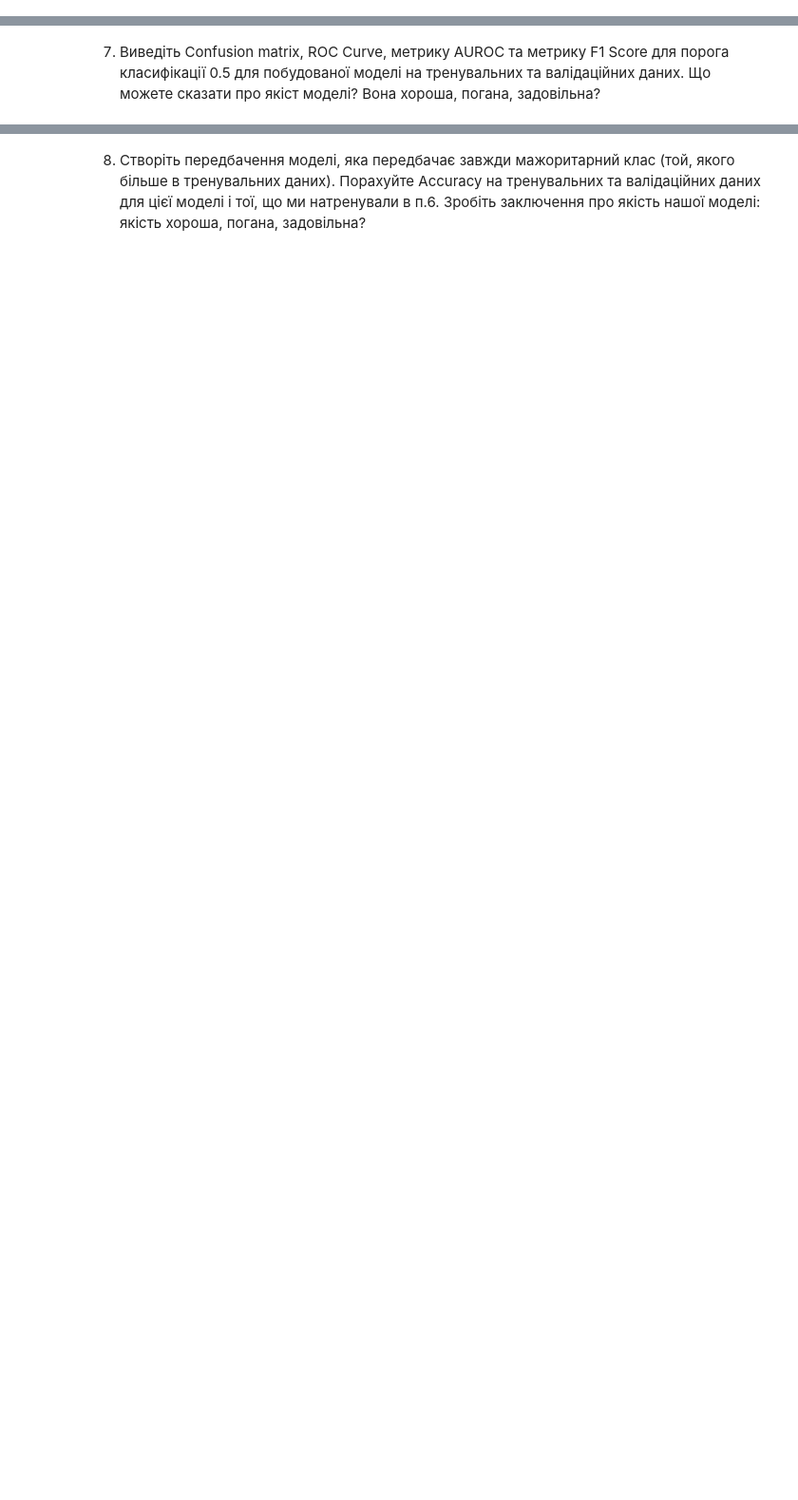
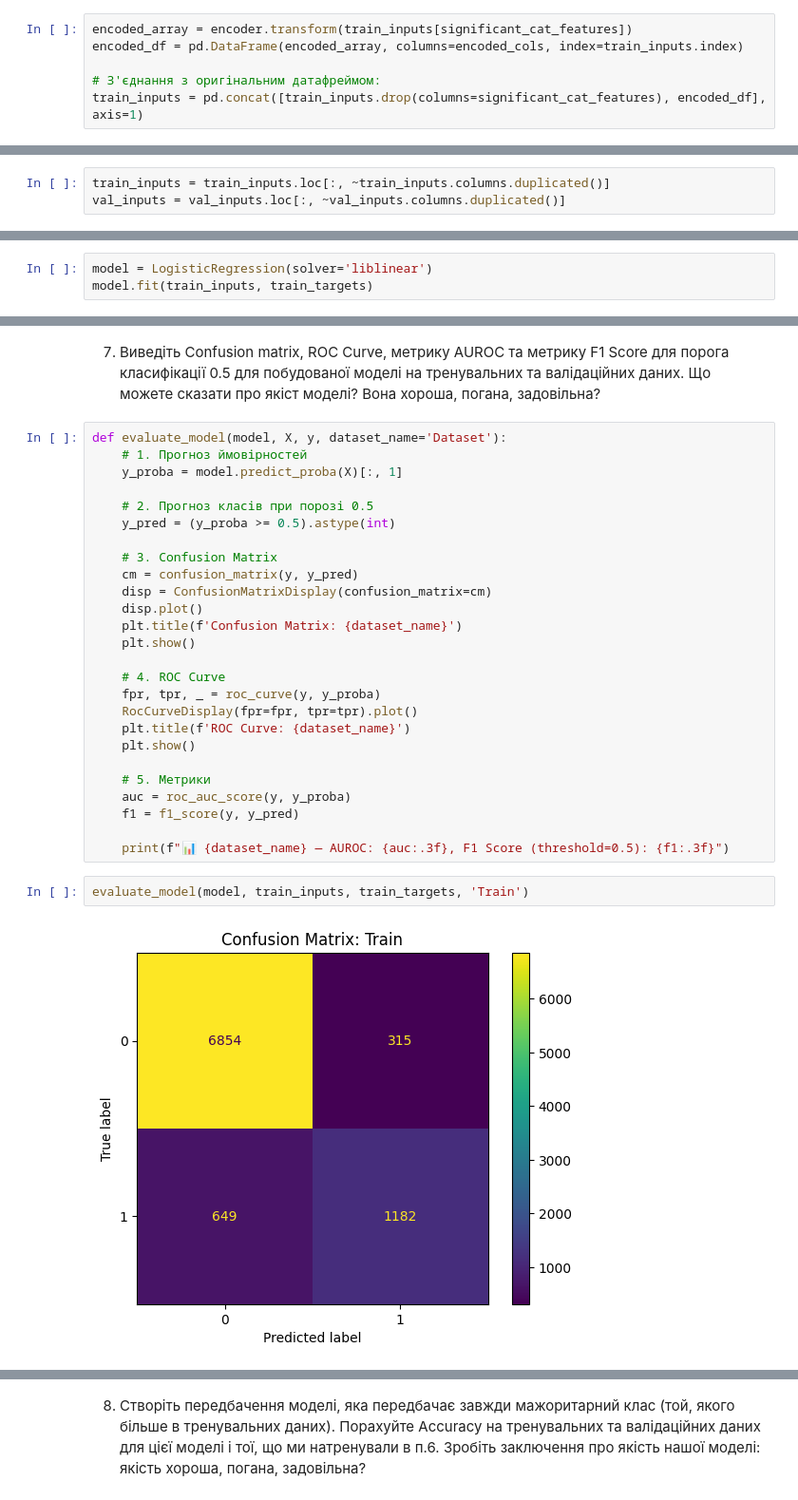
Before and after one commit to o-semenkova/ml_home_tasks, a Jupyter notebook: HW_2_2_Логістична_регресія_з_scikit_learn.ipynb, the cells around one changed output, grey strips where cells are left out. Shown: that part at 95% size. Drawn from its saved outputs; the diff is of its cells as text; blank space fills up the shorter version.

```diff
--- a/HW_2_2_Логістична_регресія_з_scikit_learn.ipynb
+++ b/HW_2_2_Логістична_регресія_з_scikit_learn.ipynb
@@ -321,0 +344,6 @@ val_inputs[numeric_cols] = scaler.transform(val_inputs[numeric_cols])
+# %%
+encoded_array = encoder.transform(train_inputs[significant_cat_features])
+encoded_df = pd.DataFrame(encoded_array, columns=encoded_cols, index=train_inputs.index)
+
+# З'єднання з оригінальним датафреймом:
+train_inputs = pd.concat([train_inputs.drop(columns=significant_cat_features), encoded_df], axis=1)
@@ -323,0 +378,3 @@ val_inputs[numeric_cols] = scaler.transform(val_inputs[numeric_cols])
+# %%
+train_inputs = train_inputs.loc[:, ~train_inputs.columns.duplicated()]
+val_inputs = val_inputs.loc[:, ~val_inputs.columns.duplicated()]
@@ -324,2 +394,5 @@ val_inputs[numeric_cols] = scaler.transform(val_inputs[numeric_cols])
 # %% [markdown]
 6. З підготовлених вхіжних даних створіть `X_train`, `X_val` набори, які містять лише колонки, які підуть на вхід моделі. Навчіть модель бінарної класифікації з допомогою `LogisticRegression` в `scikit-learn`.
+# %%
+model = LogisticRegression(solver='liblinear')
+model.fit(train_inputs, train_targets)
@@ -326,2 +401,32 @@ val_inputs[numeric_cols] = scaler.transform(val_inputs[numeric_cols])
 # %% [markdown]
 7. Виведіть Confusion matrix, ROC Curve, метрику AUROC та метрику F1 Score для порога класифікації 0.5 для побудованої моделі на тренувальних та валідаційних даних. Що можете сказати про якіст моделі? Вона хороша, погана, задовільна?
+# %%
+def evaluate_model(model, X, y, dataset_name='Dataset'):
+    # 1. Прогноз ймовірностей
+    y_proba = model.predict_proba(X)[:, 1]
+
+    # 2. Прогноз класів при порозі 0.5
+    y_pred = (y_proba >= 0.5).astype(int)
+
+    # 3. Confusion Matrix
+    cm = confusion_matrix(y, y_pred)
+    disp = ConfusionMatrixDisplay(confusion_matrix=cm)
+    disp.plot()
+    plt.title(f'Confusion Matrix: {dataset_name}')
+    plt.show()
+
+    # 4. ROC Curve
+    fpr, tpr, _ = roc_curve(y, y_proba)
+    RocCurveDisplay(fpr=fpr, tpr=tpr).plot()
+    plt.title(f'ROC Curve: {dataset_name}')
+    plt.show()
+
+    # 5. Метрики
+    auc = roc_auc_score(y, y_proba)
+    f1 = f1_score(y, y_pred)
+
+    print(f"📊 {dataset_name} — AUROC: {auc:.3f}, F1 Score (threshold=0.5): {f1:.3f}")
+# %%
+evaluate_model(model, train_inputs, train_targets, 'Train')
+# %% [output]
+[figure, added]
```
Also changed, not shown: parts of 26 cells of this notebook.
